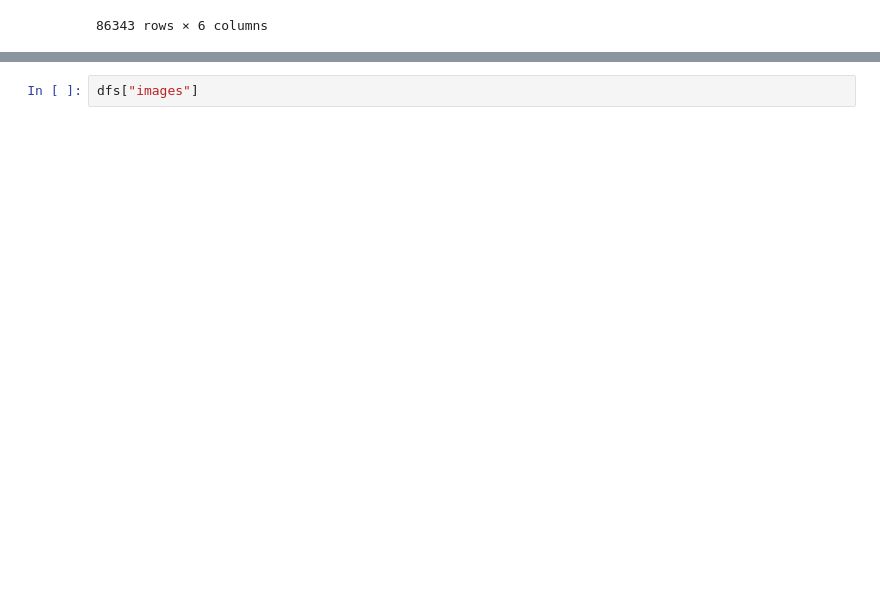
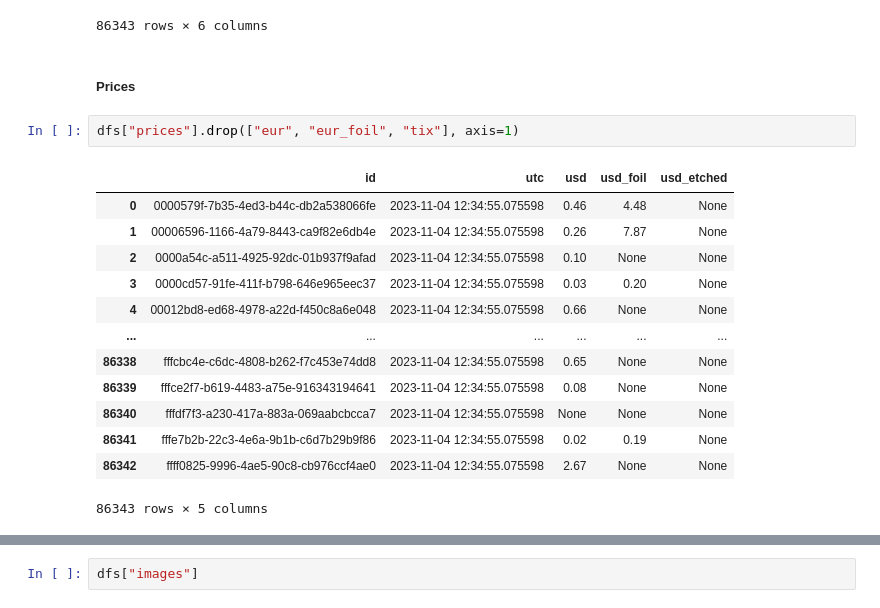
Before and after one commit to Squeemos/Eigen-the-Gathering, a Jupyter notebook: database/experiments/test_db.ipynb, the cells around one changed output, grey strips where cells are left out. Cells and saved outputs as stored; diff of their text form; blank space fills up the shorter version.

```diff
--- a/database/experiments/test_db.ipynb
+++ b/database/experiments/test_db.ipynb
@@ -106,6 +108,24 @@ dfs["cards"]
 | 86341 | fffe7b2b-22c3-4e6a-9b1b-c6d7b29b9f86 | Exultant Skymarcher | Rivals of Ixalan | black | None | None |
 | 86342 | ffff0825-9996-4ae5-90c8-cb976ccf4ae0 | Disintegrate | 30th Anniversary Edition | black | None | None |
 86343 rows × 6 columns
+# %% [markdown]
+##### Prices
+# %%
+dfs["prices"].drop(["eur", "eur_foil", "tix"], axis=1)
+# %% [output]
+|  | id | utc | usd | usd_foil | usd_etched |
+| 0 | 0000579f-7b35-4ed3-b44c-db2a538066fe | 2023-11-04 12:34:55.075598 | 0.46 | 4.48 | None |
+| 1 | 00006596-1166-4a79-8443-ca9f82e6db4e | 2023-11-04 12:34:55.075598 | 0.26 | 7.87 | None |
+| 2 | 0000a54c-a511-4925-92dc-01b937f9afad | 2023-11-04 12:34:55.075598 | 0.10 | None | None |
+| 3 | 0000cd57-91fe-411f-b798-646e965eec37 | 2023-11-04 12:34:55.075598 | 0.03 | 0.20 | None |
+| 4 | 00012bd8-ed68-4978-a22d-f450c8a6e048 | 2023-11-04 12:34:55.075598 | 0.66 | None | None |
+| ... | ... | ... | ... | ... | ... |
+| 86338 | fffcbc4e-c6dc-4808-b262-f7c453e74dd8 | 2023-11-04 12:34:55.075598 | 0.65 | None | None |
+| 86339 | fffce2f7-b619-4483-a75e-916343194641 | 2023-11-04 12:34:55.075598 | 0.08 | None | None |
+| 86340 | fffdf7f3-a230-417a-883a-069aabcbcca7 | 2023-11-04 12:34:55.075598 | None | None | None |
+| 86341 | fffe7b2b-22c3-4e6a-9b1b-c6d7b29b9f86 | 2023-11-04 12:34:55.075598 | 0.02 | 0.19 | None |
+| 86342 | ffff0825-9996-4ae5-90c8-cb976ccf4ae0 | 2023-11-04 12:34:55.075598 | 2.67 | None | None |
+86343 rows × 5 columns
 # %%
 dfs["prices"]
 # %% [output]
```
Also changed, not shown: parts of 3 cells of this notebook, 3 other files.
